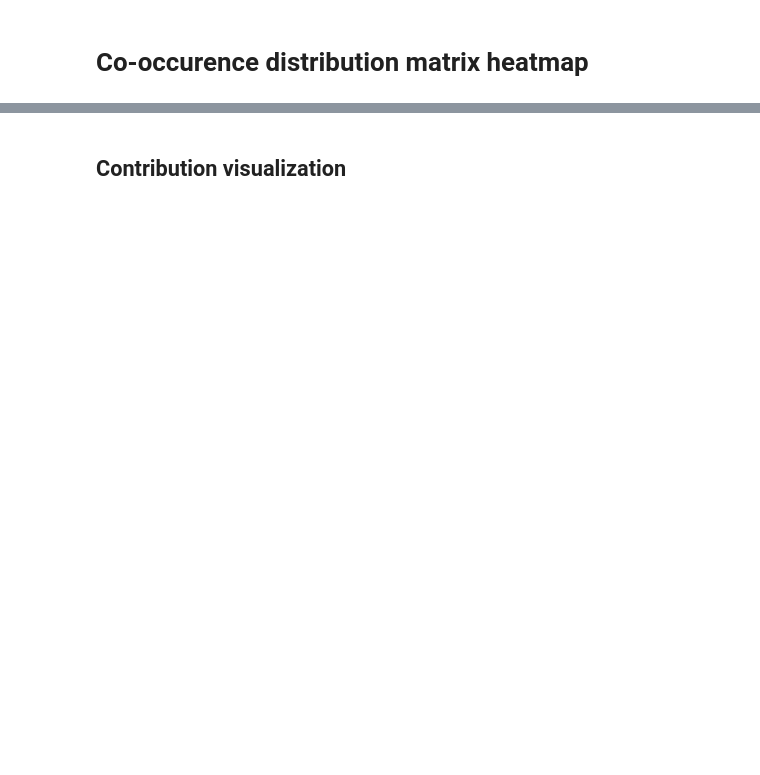
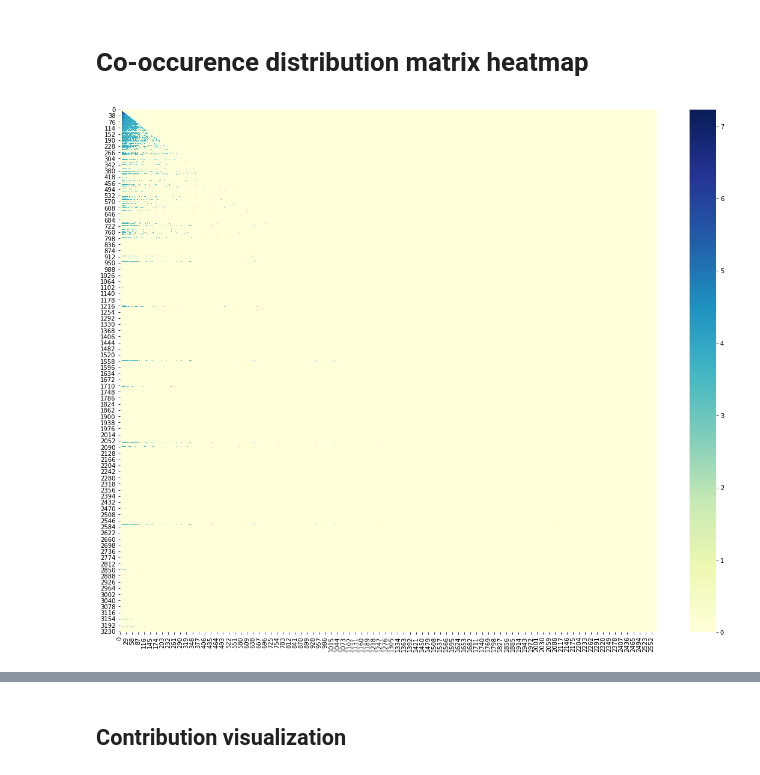
Before and after one commit to jsirait/honor_thesis, a Jupyter notebook: notebooks/Notebook5.Thinking about weights.ipynb, the cells around one changed output, grey strips where cells are left out. Cells and saved outputs as stored; diff of their text form; code cells hidden in the pictures; blank space fills up the shorter version.

```diff
--- a/notebooks/Notebook5.Thinking about weights.ipynb
+++ b/notebooks/Notebook5.Thinking about weights.ipynb
@@ -204,4 +228,13 @@ for p in meaningful:
 # %% [markdown]
 <a id="sub4"></a>
 # Co-occurence distribution matrix heatmap
+# %%
+plt.figure(figsize = (20,16))
+# ax = sns.heatmap(np.log(np.array(matrix)+1), cmap="YlGnBu", vmin=1, vmax=4)
+# ax = sns.heatmap(np.log(np.array([m[:600] for m in matrix[:600]])+1), cmap="YlGnBu") #, vmin=1, vmax=4)
+ax = sns.heatmap(np.log(np.array([m for m in mmatrix])+41), cmap = "YlGnBu")
+
+# plt.show()
+# %% [output]
+[figure, added]
 # %%
```
Also changed, not shown: parts of 8 cells of this notebook.
